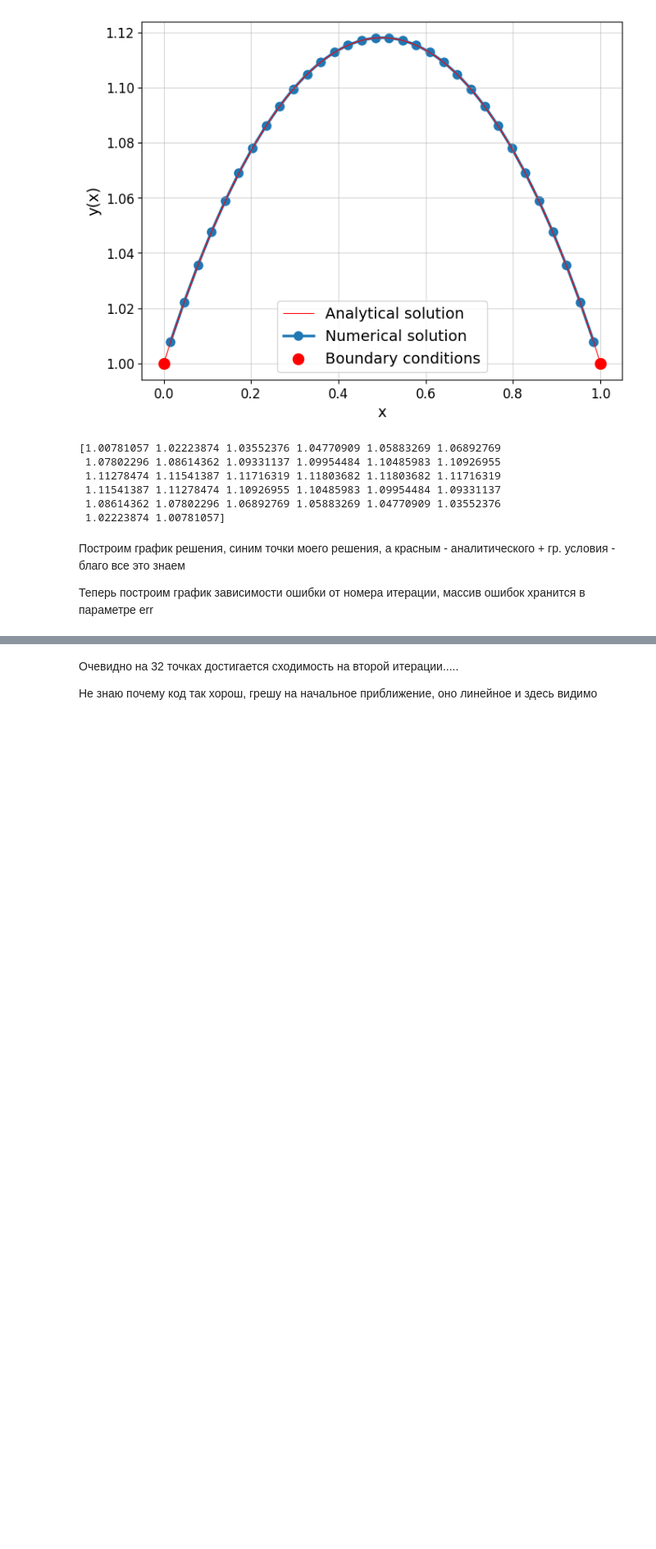
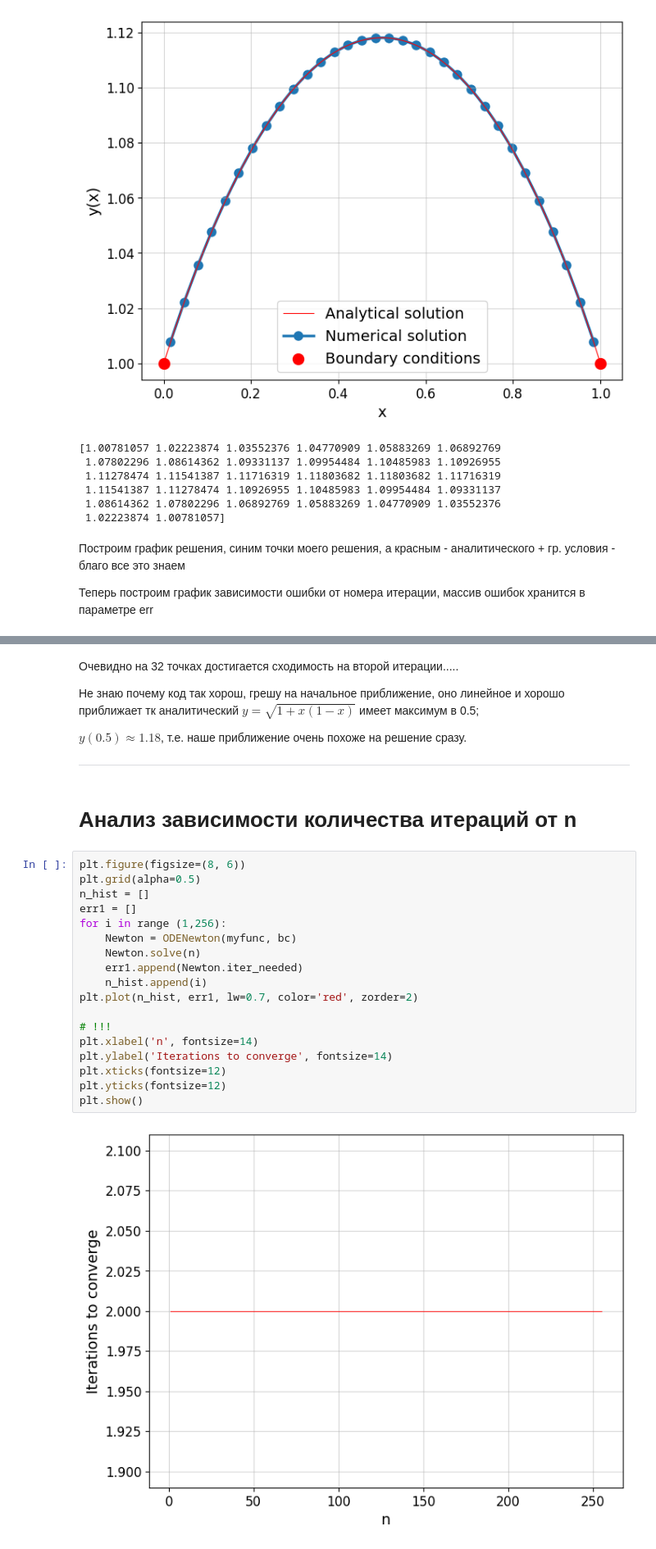
Before and after one commit to fallout84/linear_ode, a Jupyter notebook: ODENewton.ipynb, the cells around one changed output, grey strips where cells are left out. Shown at 82% size. Cells and saved outputs as stored; diff of their text form; blank space fills up the shorter version.

Commit message:
ODENewton notebook extencion
добавил проверку сходимости от n

```diff
--- a/ODENewton.ipynb
+++ b/ODENewton.ipynb
@@ -90,4 +98,30 @@ plt.show()
 # %% [markdown]
 Очевидно на 32 точках достигается сходимость на второй итерации.....
 
-Не знаю почему код так хорош, грешу на начальное приближение, оно линейное и здесь видимо
+Не знаю почему код так хорош, грешу на начальное приближение, оно линейное и хорошо приближает тк аналитический $y = \sqrt{1+x(1-x)}$ имеет максимум в 0.5;
+
+$y(0.5)\approx1.18$, т.е. наше приближение очень похоже на решение сразу.
+
+---
+# %% [markdown]
+# Анализ зависимости количества итераций от n
+# %%
+plt.figure(figsize=(8, 6))
+plt.grid(alpha=0.5)
+n_hist = []
+err1 = []
+for i in range (1,256):
+    Newton = ODENewton(myfunc, bc)
+    Newton.solve(n)
+    err1.append(Newton.iter_needed)
+    n_hist.append(i)
+plt.plot(n_hist, err1, lw=0.7, color='red', zorder=2)
+
+# !!!
+plt.xlabel('n', fontsize=14)
+plt.ylabel('Iterations to converge', fontsize=14)
+plt.xticks(fontsize=12)
+plt.yticks(fontsize=12)
+plt.show()
+# %% [output]
+[figure, added]
```
Also changed, not shown: parts of 5 cells of this notebook.
